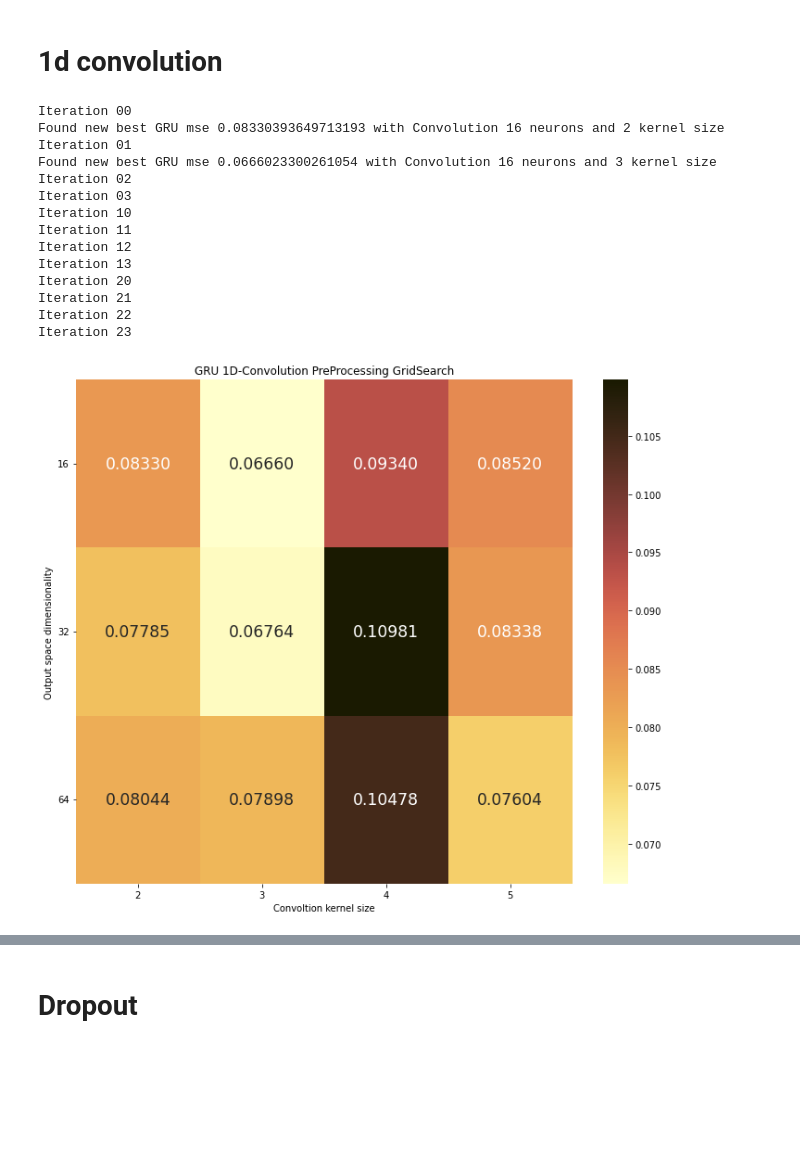
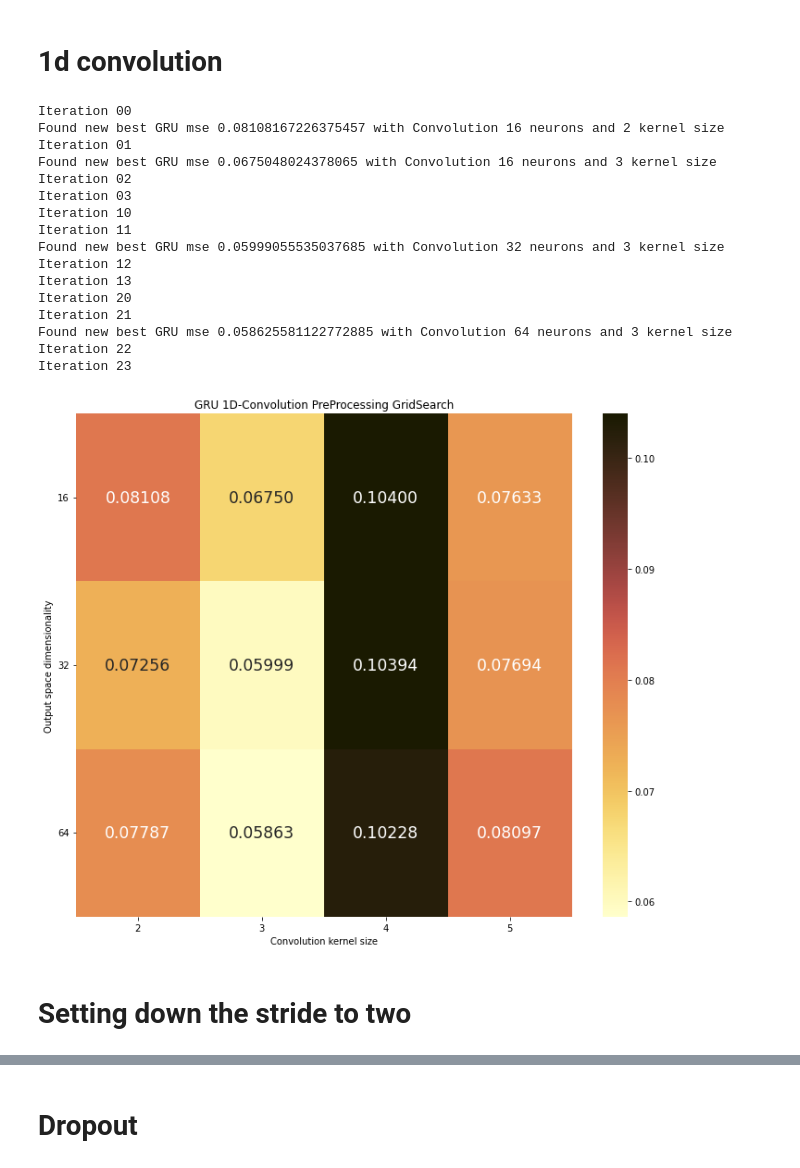
Before and after one commit to AndreasBordvik/FYS-STK4155-Prj3_report, a Jupyter notebook: code/gru_seqtoseq_forecast_preproc.ipynb, the cells around one changed output, grey strips where cells are left out. Drawn from its saved outputs; the diff is of its cells as text; code cells hidden in the pictures; blank space fills up the shorter version.

```diff
--- a/code/gru_seqtoseq_forecast_preproc.ipynb
+++ b/code/gru_seqtoseq_forecast_preproc.ipynb
@@ -89,7 +89,7 @@ Y_test = Y[valid:]
 # %%
 epochs = 10
 neurons_first = 128
-neurons_second = 64
+neurons_second = 128
 # %% [markdown]
 # Studying the effect of one and two FeedForward PreProc layer
 # %%
@@ -220,27 +218,31 @@ for n, conv_neurons in enumerate(no_neurons):
         mse_list_conv[n,m] = mse_gru
 # %% [output]
 Iteration 00
-Found new best GRU mse 0.08330393649713193 with Convolution 16 neurons and 2 kernel size
+Found new best GRU mse 0.08108167226375457 with Convolution 16 neurons and 2 kernel size
 Iteration 01
-Found new best GRU mse 0.0666023300261054 with Convolution 16 neurons and 3 kernel size
+Found new best GRU mse 0.0675048024378065 with Convolution 16 neurons and 3 kernel size
 Iteration 02
 Iteration 03
 Iteration 10
 Iteration 11
+Found new best GRU mse 0.05999055535037685 with Convolution 32 neurons and 3 kernel size
 Iteration 12
 Iteration 13
 Iteration 20
 Iteration 21
+Found new best GRU mse 0.058625581122772885 with Convolution 64 neurons and 3 kernel size
 Iteration 22
 Iteration 23
 # %%
 plt.figure(figsize=(12,10))
 gridsearch = sns.heatmap(mse_list_conv,annot=True, annot_kws={'fontsize':'xx-large'}, fmt=".5f", xticklabels= kernel_size, yticklabels=no_neurons, cmap=cm.lajolla)
 gridsearch.set_yticklabels(gridsearch.get_yticklabels(),rotation = 0)
 
 plt.title("GRU 1D-Convolution PreProcessing GridSearch")
-plt.xlabel("Convoltion kernel size")
+plt.xlabel("Convolution kernel size")
 plt.ylabel("Output space dimensionality")
 plt.savefig(f"../figures/Large_forecast_conv_gridsearch_gru.pdf")
 # %% [output]
-[figure, old version]
+[figure, new version]
+# %% [markdown]
+# Setting down the stride to two
```
Also changed, not shown: parts of 12 cells of this notebook, 6 other files.
